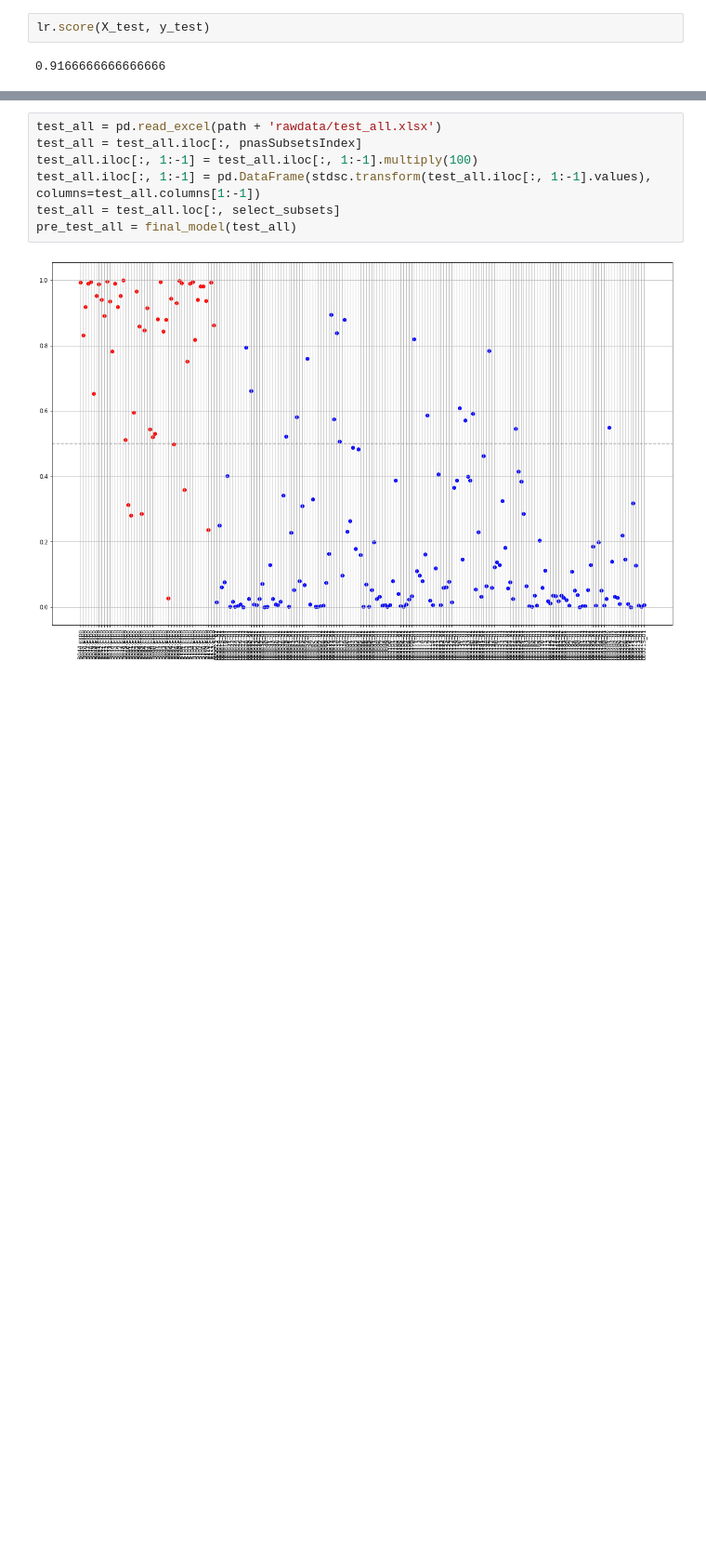
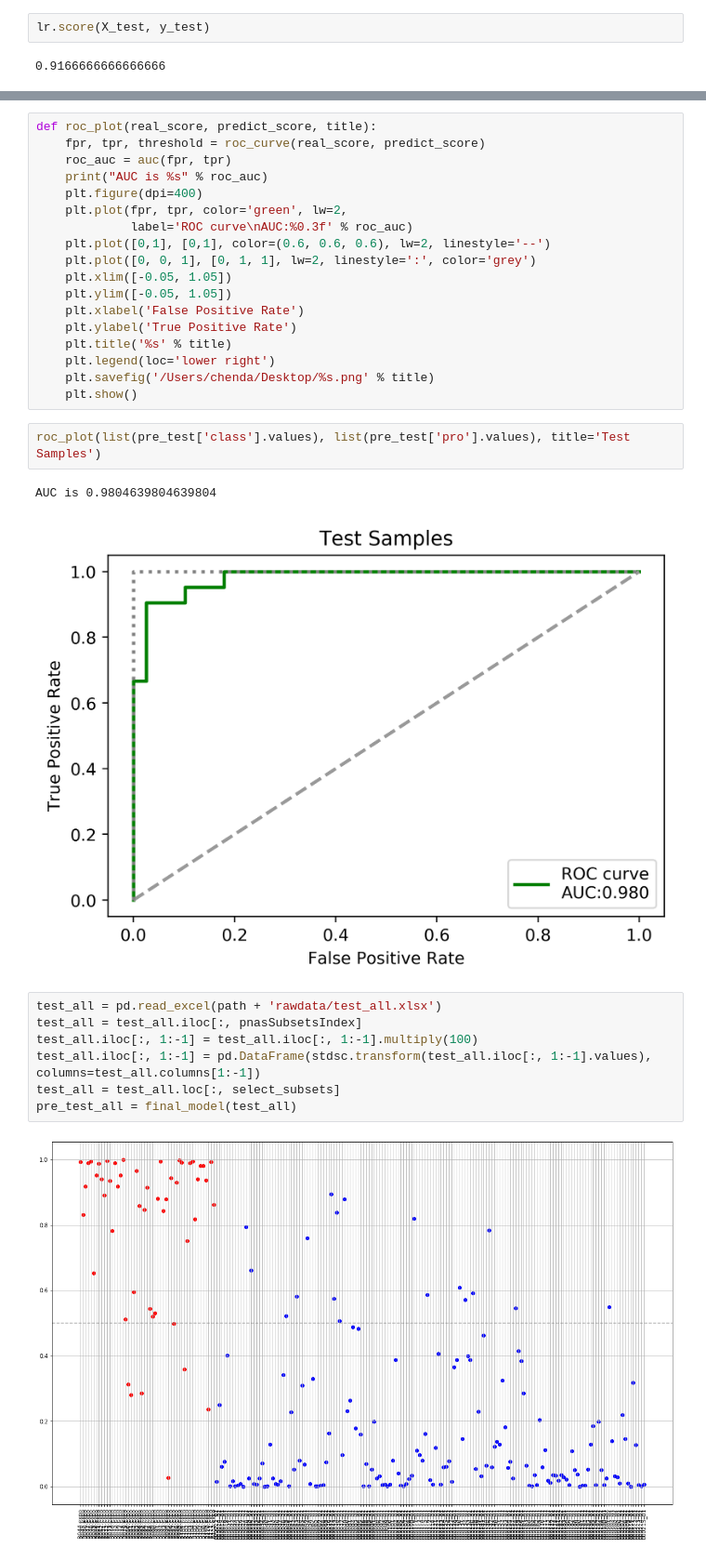
Before and after one commit to PyDarren/PLT_back, a Jupyter notebook: lung_cancer_classifier/logistic_elasticnet_model.ipynb, the cells around one changed output, grey strips where cells are left out. Shown at 93% size. Cells and saved outputs as stored; diff of their text form; blank space fills up the shorter version.

```diff
--- a/lung_cancer_classifier/logistic_elasticnet_model.ipynb
+++ b/lung_cancer_classifier/logistic_elasticnet_model.ipynb
@@ -193,3 +213,26 @@ pre_test = final_model(test_df.loc[:, select_subsets])
+# %%
+def roc_plot(real_score, predict_score, title):
+    fpr, tpr, threshold = roc_curve(real_score, predict_score)
+    roc_auc = auc(fpr, tpr)
+    print("AUC is %s" % roc_auc)
+    plt.figure(dpi=400)
+    plt.plot(fpr, tpr, color='green', lw=2,
+             label='ROC curve\nAUC:%0.3f' % roc_auc)
+    plt.plot([0,1], [0,1], color=(0.6, 0.6, 0.6), lw=2, linestyle='--')
+    plt.plot([0, 0, 1], [0, 1, 1], lw=2, linestyle=':', color='grey')
+    plt.xlim([-0.05, 1.05])
+    plt.ylim([-0.05, 1.05])
+    plt.xlabel('False Positive Rate')
+    plt.ylabel('True Positive Rate')
+    plt.title('%s' % title)
+    plt.legend(loc='lower right')
+    plt.savefig('/Users/chenda/Desktop/%s.png' % title)
+    plt.show()
+# %%
+roc_plot(list(pre_test['class'].values), list(pre_test['pro'].values), title='Test Samples')
+# %% [output]
+AUC is 0.9804639804639804
+[figure, added]
 # %%
 test_all = pd.read_excel(path + 'rawdata/test_all.xlsx')
 test_all = test_all.iloc[:, pnasSubsetsIndex]
```
Also changed, not shown: parts of 11 cells of this notebook, 2 other files.
